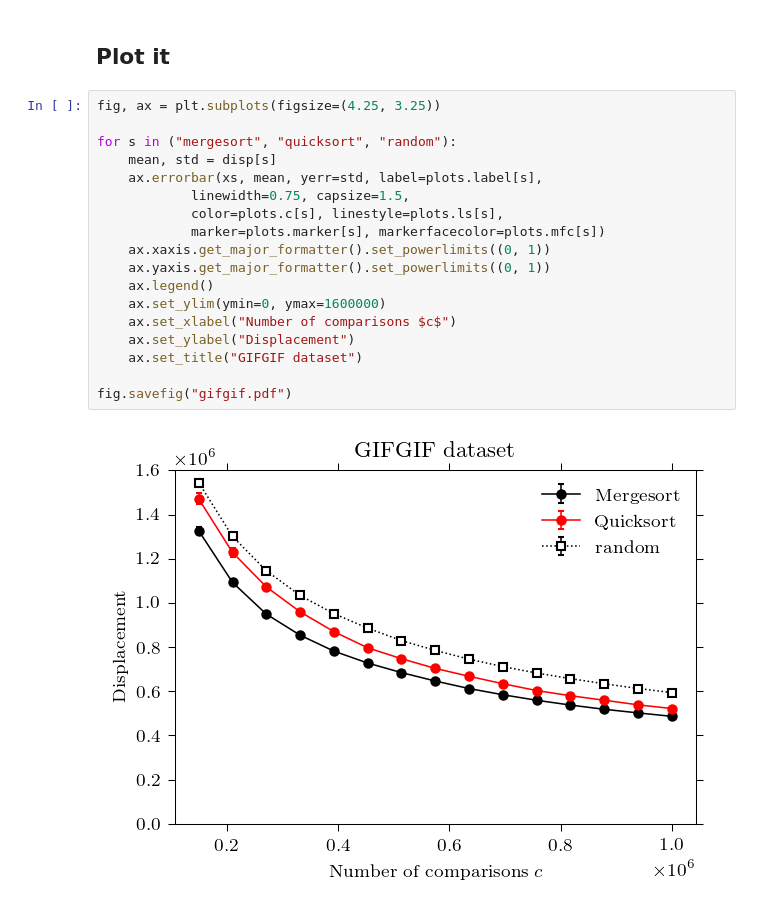
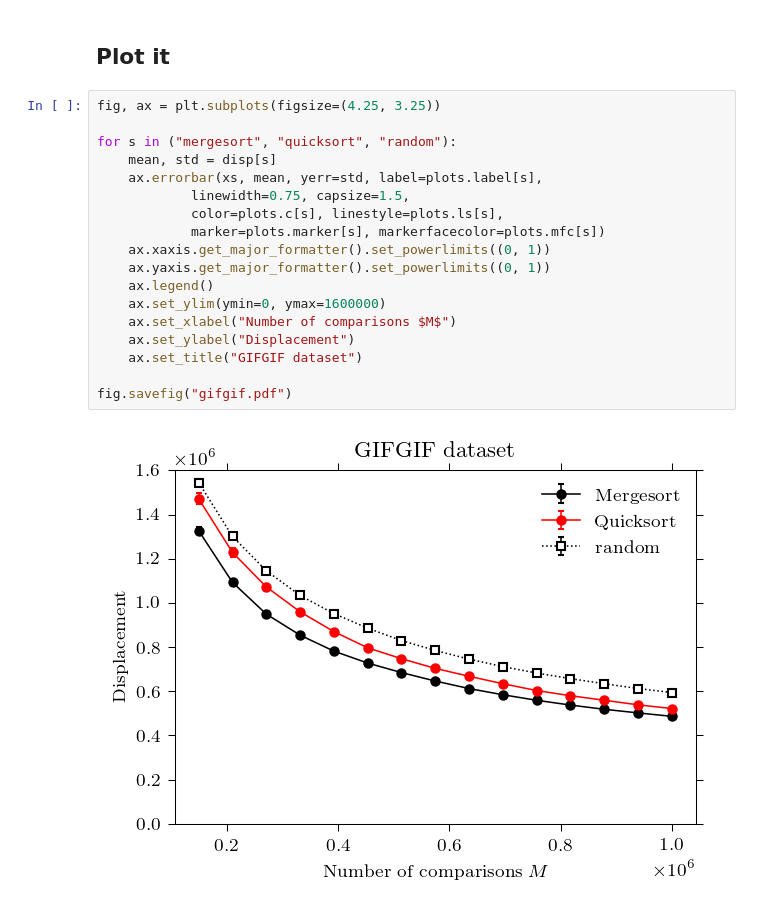
Before and after one commit to lucasmaystre/phd-thesis, a Jupyter notebook: notebooks/03-robustsort/fig-gifgif.ipynb, the cells around one changed output. Drawn from its saved outputs; the diff is of its cells as text.

```diff
--- a/notebooks/03-robustsort/fig-gifgif.ipynb
+++ b/notebooks/03-robustsort/fig-gifgif.ipynb
@@ -27,20 +27,20 @@ xs = data["xs"]
 # %%
 fig, ax = plt.subplots(figsize=(4.25, 3.25))
 
 for s in ("mergesort", "quicksort", "random"):
     mean, std = disp[s]
     ax.errorbar(xs, mean, yerr=std, label=plots.label[s],
             linewidth=0.75, capsize=1.5,
             color=plots.c[s], linestyle=plots.ls[s],
             marker=plots.marker[s], markerfacecolor=plots.mfc[s])
     ax.xaxis.get_major_formatter().set_powerlimits((0, 1))
     ax.yaxis.get_major_formatter().set_powerlimits((0, 1))
     ax.legend()
     ax.set_ylim(ymin=0, ymax=1600000)
-    ax.set_xlabel("Number of comparisons $c$")
+    ax.set_xlabel("Number of comparisons $M$")
     ax.set_ylabel("Displacement")
     ax.set_title("GIFGIF dataset")
 
 fig.savefig("gifgif.pdf")
 # %% [output]
-[figure, old version]
+[figure, new version]
```
Also changed, not shown: 14 other files.
